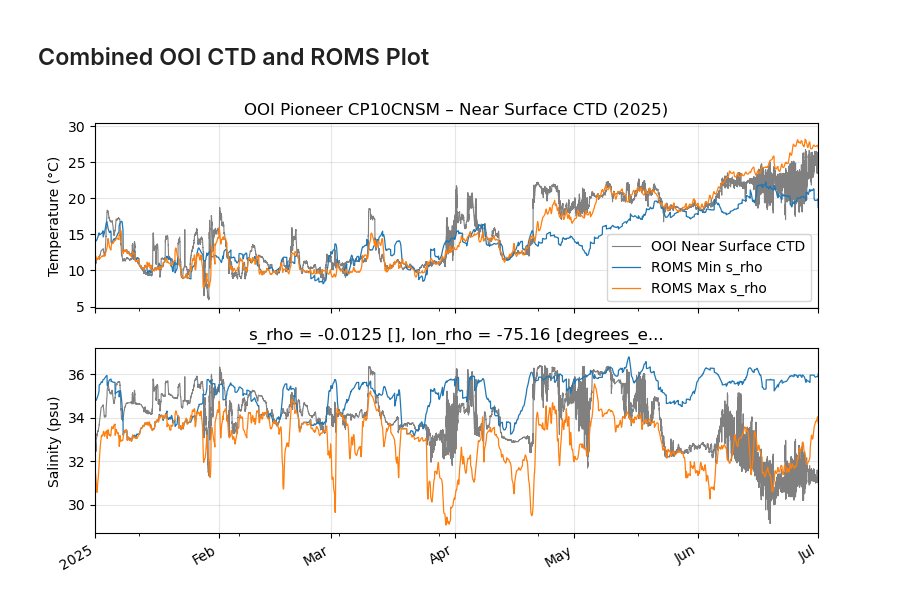
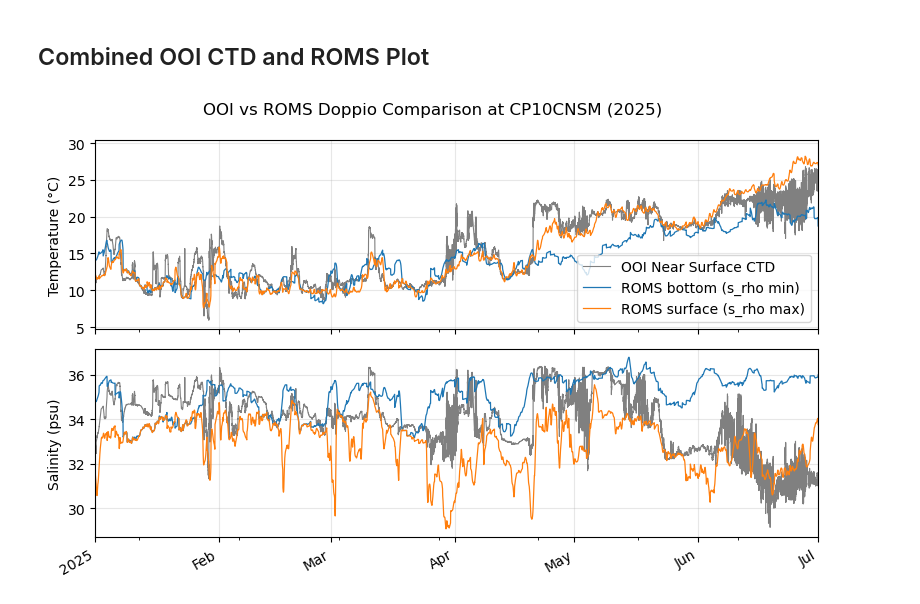
Before and after one commit to embark-cybertraining/embark-scratch-notebooks, a Jupyter notebook: session_4_roms/roms_ooi_buoy.ipynb, the cells around one changed output. Drawn from its saved outputs; the diff is of its cells as text; code cells hidden in the pictures.

```diff
--- a/session_4_roms/roms_ooi_buoy.ipynb
+++ b/session_4_roms/roms_ooi_buoy.ipynb
@@ -254,24 +319,26 @@ ds_salt_max = ds['salt'].sel(time=slice(start_time, end_time), s_rho=s_rho_idx_m
 # %%
 fig, axes = plt.subplots(2, 1, figsize=(8, 5), sharex=True)
 
 df_ooi['sea_water_temperature'].plot(ax=axes[0], color='grey', lw=0.8, label='OOI Near Surface CTD')
-ds_temp_min.plot(ax=axes[0], lw=0.9, label='ROMS Min s_rho')
-ds_temp_max.plot(ax=axes[0], lw=0.9, label='ROMS Max s_rho')
+ds_temp_min.plot(ax=axes[0], lw=0.9, label='ROMS bottom (s_rho min)')
+ds_temp_max.plot(ax=axes[0], lw=0.9, label='ROMS surface (s_rho max)')
 
 df_ooi['sea_water_practical_salinity'].plot(ax=axes[1], color='grey', lw=0.8, label='OOI Near Surface CTD')
-ds_salt_min.plot(ax=axes[1], lw=0.9, label='ROMS Min s_rho')
-ds_salt_max.plot(ax=axes[1], lw=0.9, label='ROMS Max s_rho')
+ds_salt_min.plot(ax=axes[1], lw=0.9, label='ROMS bottom (s_rho min)')
+ds_salt_max.plot(ax=axes[1], lw=0.9, label='ROMS surface (s_rho max)')
 
 axes[0].set_xlim([pd.to_datetime(start_time), pd.to_datetime(end_time)])
 
+fig.suptitle('OOI vs ROMS Doppio Comparison at CP10CNSM (2025)')
+axes[0].set_title('')
 axes[0].set_ylabel('Temperature (°C)')
 axes[0].grid(True, alpha=0.3)
 axes[0].legend(loc='lower right')
-axes[0].set_title('OOI Pioneer CP10CNSM – Near Surface CTD (2025)')
+axes[1].set_title('')  # clear the auto-generated xarray coordinate title
 axes[1].set_ylabel('Salinity (psu)')
 axes[1].grid(True, alpha=0.3)
 axes[1].set_xlabel('')
 fig.tight_layout()
 plt.show()
 # %% [output]
-[figure, old version]
+[figure, new version]
```
Also changed, not shown: parts of 10 cells of this notebook, 1 other file.
